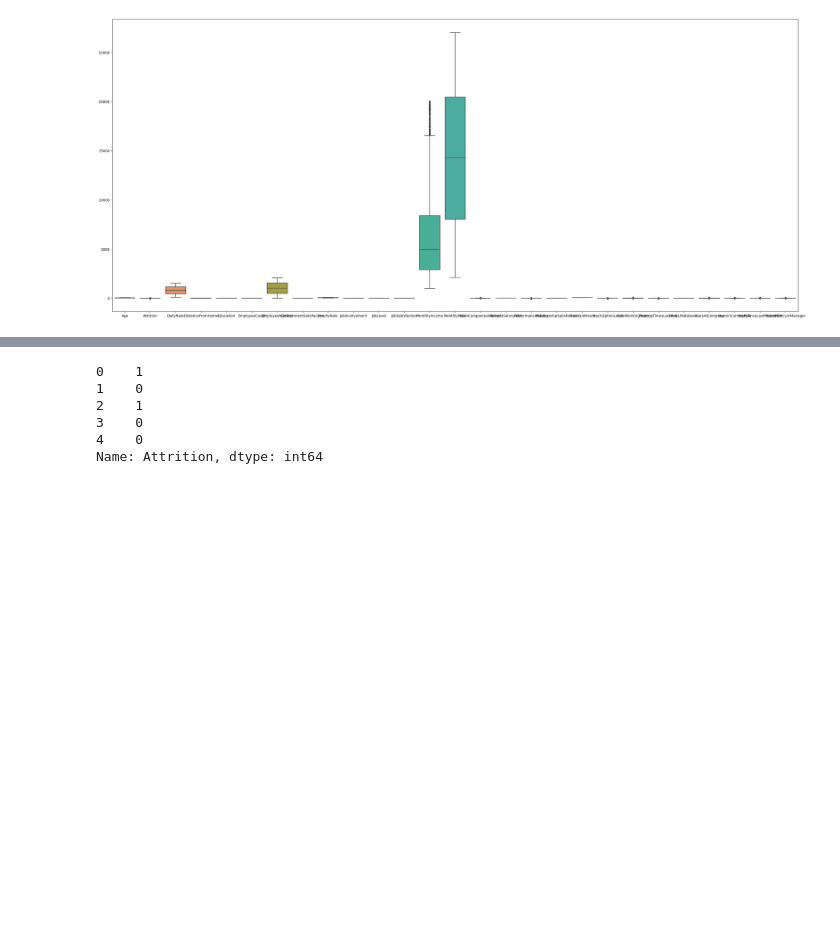
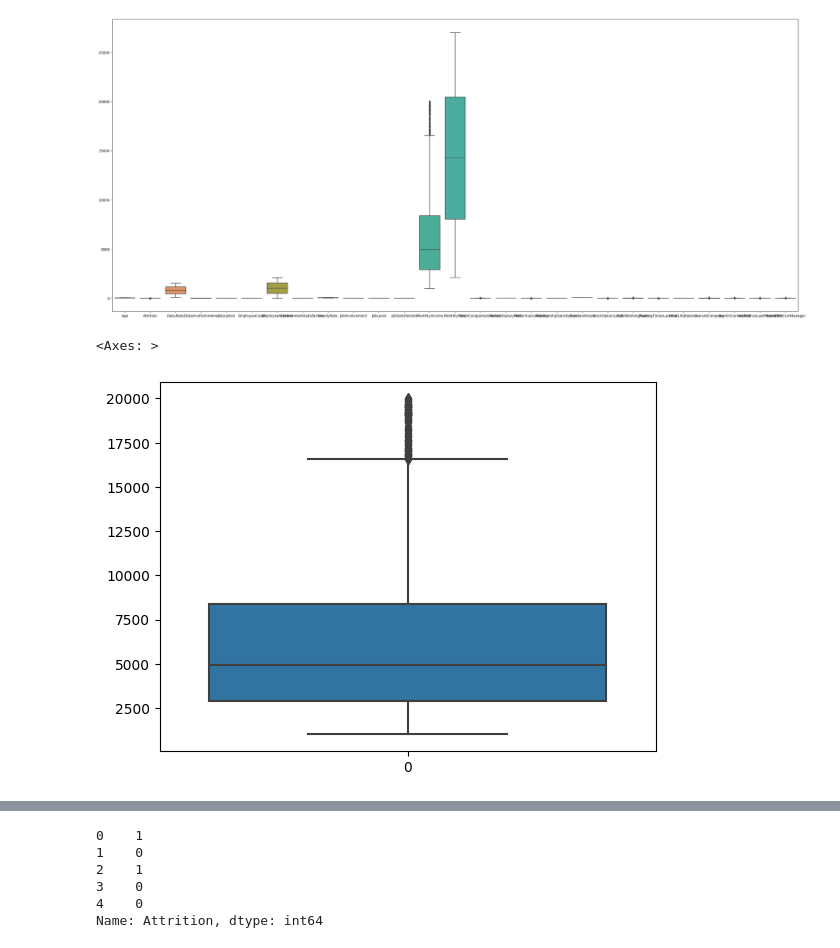
Before and after one commit to smartinternz02/SI-GuidedProject-580767-1694625136, a Jupyter notebook: sb_assignment4.ipynb, the cells around one changed output, grey strips where cells are left out. Drawn from its saved outputs; the diff is of its cells as text; code cells hidden in the pictures; blank space fills up the shorter version.

```diff
--- a/sb_assignment4.ipynb
+++ b/sb_assignment4.ipynb
@@ -107,3 +107,8 @@ sns.boxplot(df)
 # %% [output]
 <Axes: >
 [figure]
+# %%
+sns.boxplot(df.MonthlyIncome)
+# %% [output]
+<Axes: >
+[figure, added]
```
Also changed, not shown: parts of 21 cells of this notebook.
